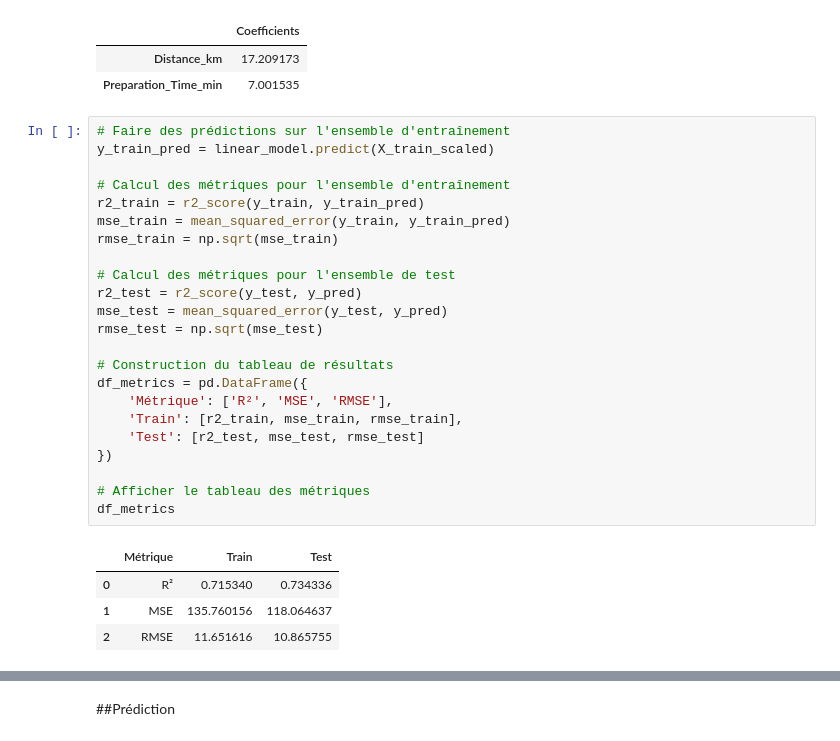
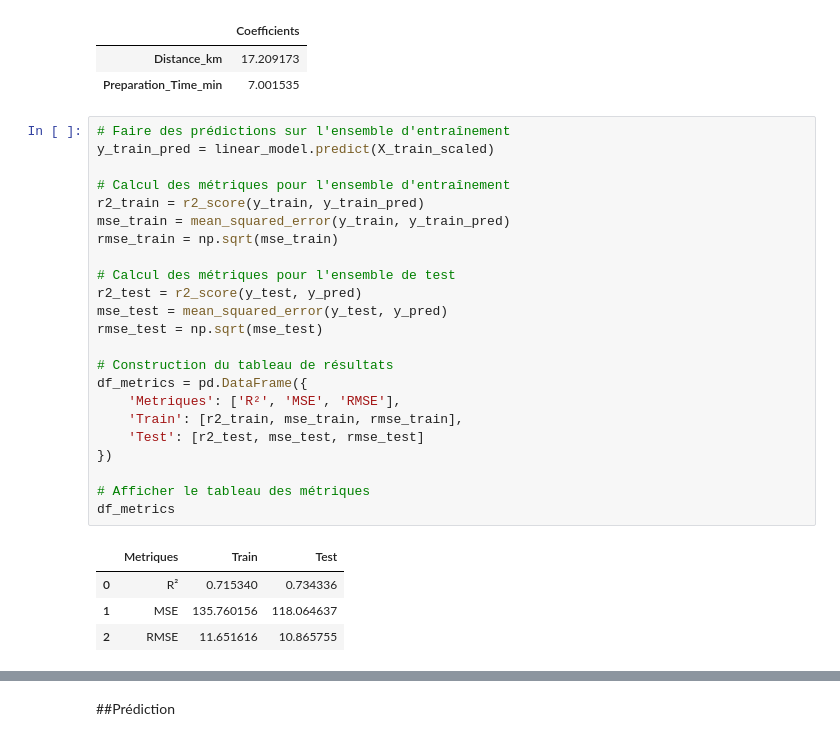
Before and after one commit to JhpAb/My_INSSEDS_Projects, a Jupyter notebook: Delais_Livraison/Delais_Livraison_Script.ipynb, the cells around one changed output, grey strips where cells are left out. Saved outputs shown, nothing was run; the diff lists cells and outputs as text.

```diff
--- a/Delais_Livraison/Delais_Livraison_Script.ipynb
+++ b/Delais_Livraison/Delais_Livraison_Script.ipynb
@@ -516,28 +516,28 @@ Coefficients du modèle de régression linéaire :
 # %%
 # Faire des prédictions sur l'ensemble d'entraînement
 y_train_pred = linear_model.predict(X_train_scaled)
 
 # Calcul des métriques pour l'ensemble d'entraînement
 r2_train = r2_score(y_train, y_train_pred)
 mse_train = mean_squared_error(y_train, y_train_pred)
 rmse_train = np.sqrt(mse_train)
 
 # Calcul des métriques pour l'ensemble de test
 r2_test = r2_score(y_test, y_pred)
 mse_test = mean_squared_error(y_test, y_pred)
 rmse_test = np.sqrt(mse_test)
 
 # Construction du tableau de résultats
 df_metrics = pd.DataFrame({
-    'Métrique': ['R²', 'MSE', 'RMSE'],
+    'Metriques': ['R²', 'MSE', 'RMSE'],
     'Train': [r2_train, mse_train, rmse_train],
     'Test': [r2_test, mse_test, rmse_test]
 })
 
 # Afficher le tableau des métriques
 df_metrics
 # %% [output]
-|  | Métrique | Train | Test |
+|  | Metriques | Train | Test |
 | 0 | R² | 0.715340 | 0.734336 |
 | 1 | MSE | 135.760156 | 118.064637 |
 | 2 | RMSE | 11.651616 | 10.865755 |
```
Also changed, not shown: parts of 10 cells of this notebook.
